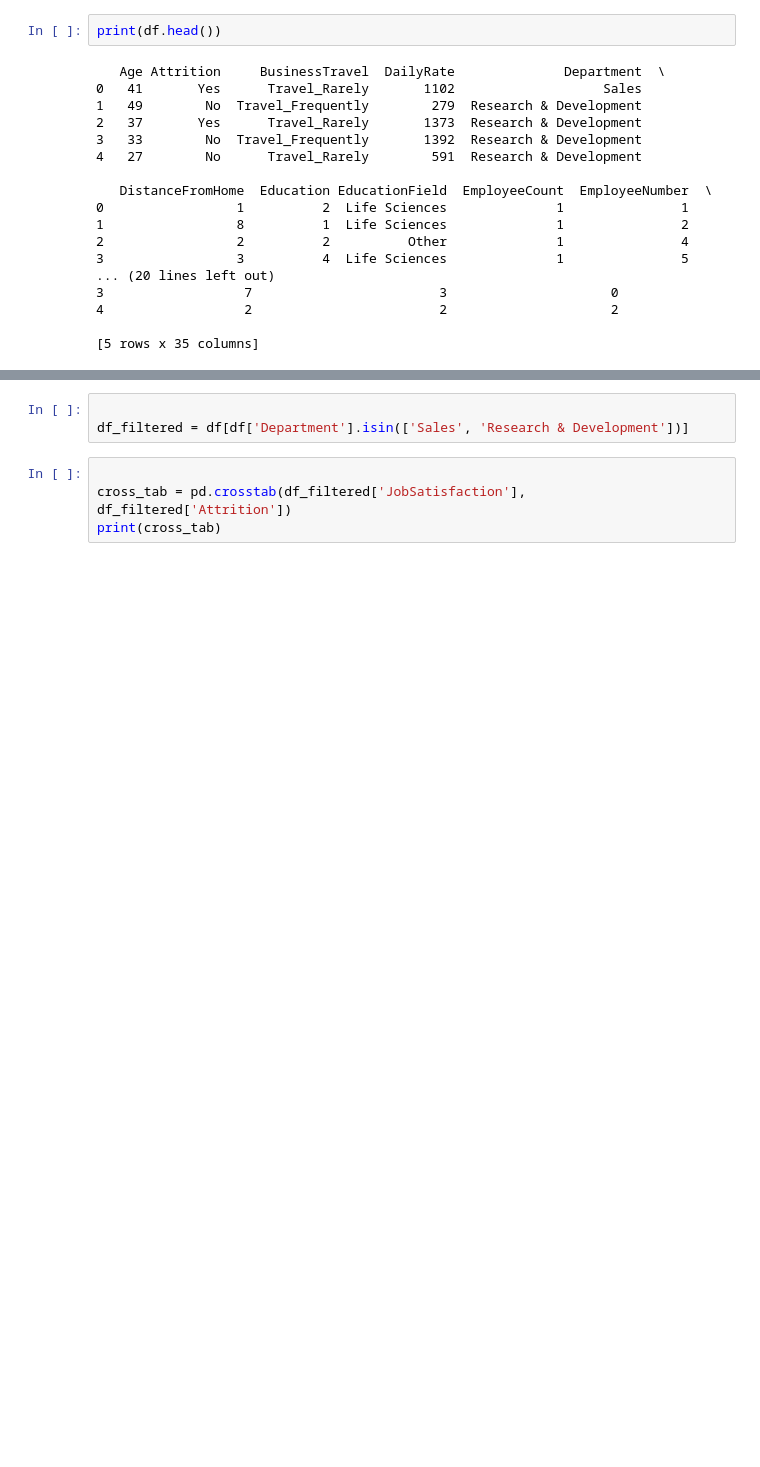
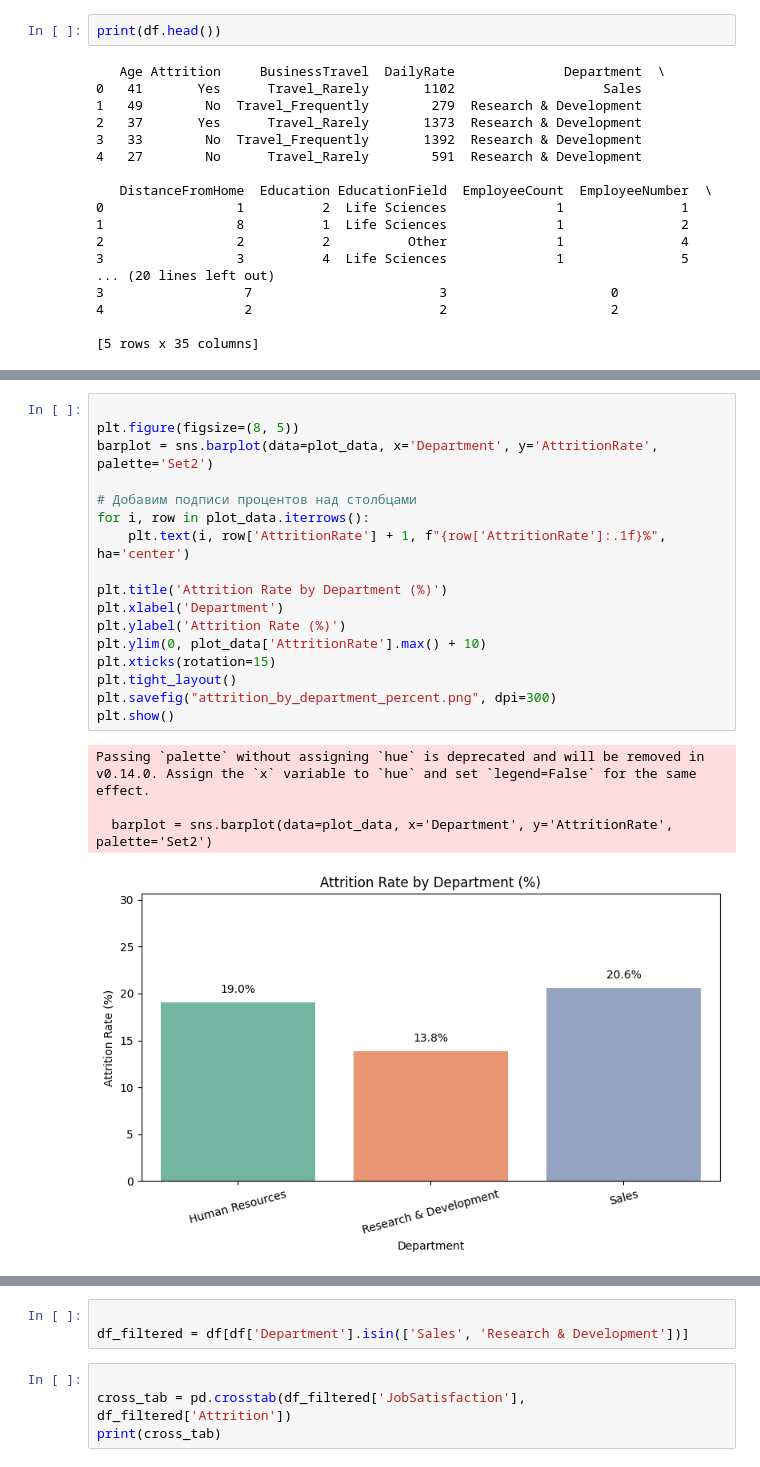
Before and after one commit to melo4yxa77796/EmployeeProductivityAnalysis, a Jupyter notebook: atrrition.ipynb, the cells around one changed output, grey strips where cells are left out. Saved outputs shown, nothing was run; the diff lists cells and outputs as text; blank space fills up the shorter version.

```diff
--- a/atrrition.ipynb
+++ b/atrrition.ipynb
@@ -114,3 +159,25 @@ no negative values found in numeric columns.
+# %%
+
+plt.figure(figsize=(8, 5))
+barplot = sns.barplot(data=plot_data, x='Department', y='AttritionRate', palette='Set2')
+
+# Добавим подписи процентов над столбцами
+for i, row in plot_data.iterrows():
+    plt.text(i, row['AttritionRate'] + 1, f"{row['AttritionRate']:.1f}%", ha='center')
+
+plt.title('Attrition Rate by Department (%)')
+plt.xlabel('Department')
+plt.ylabel('Attrition Rate (%)')
+plt.ylim(0, plot_data['AttritionRate'].max() + 10)
+plt.xticks(rotation=15)
+plt.tight_layout()
+plt.savefig("attrition_by_department_percent.png", dpi=300)
+plt.show()
+# %% [output]
+Passing `palette` without assigning `hue` is deprecated and will be removed in v0.14.0. Assign the `x` variable to `hue` and set `legend=False` for the same effect.
+
+  barplot = sns.barplot(data=plot_data, x='Department', y='AttritionRate', palette='Set2')
+[figure, added]
 # %%
 
 
```
Also changed, not shown: parts of 17 cells of this notebook, 13 other files.
